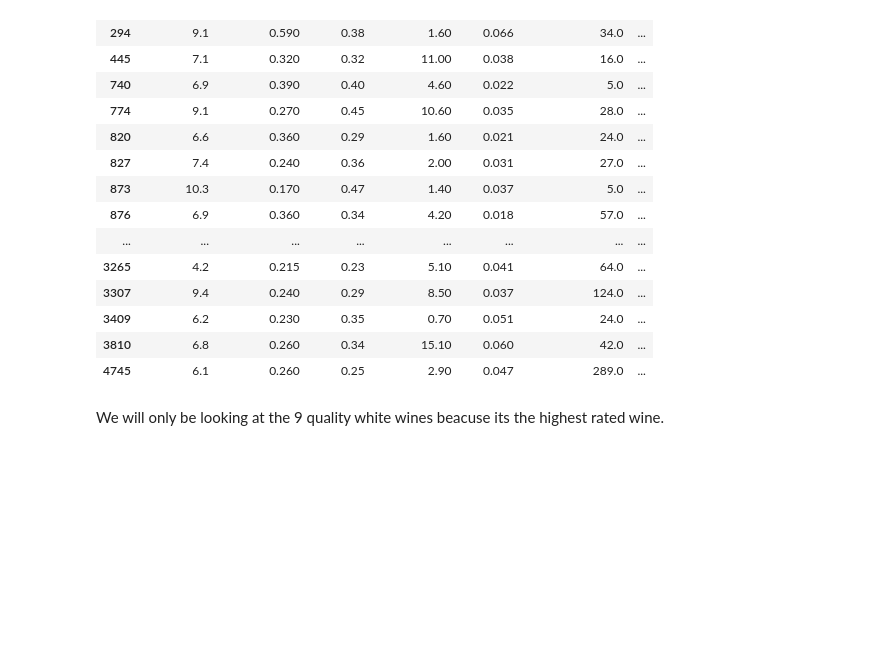
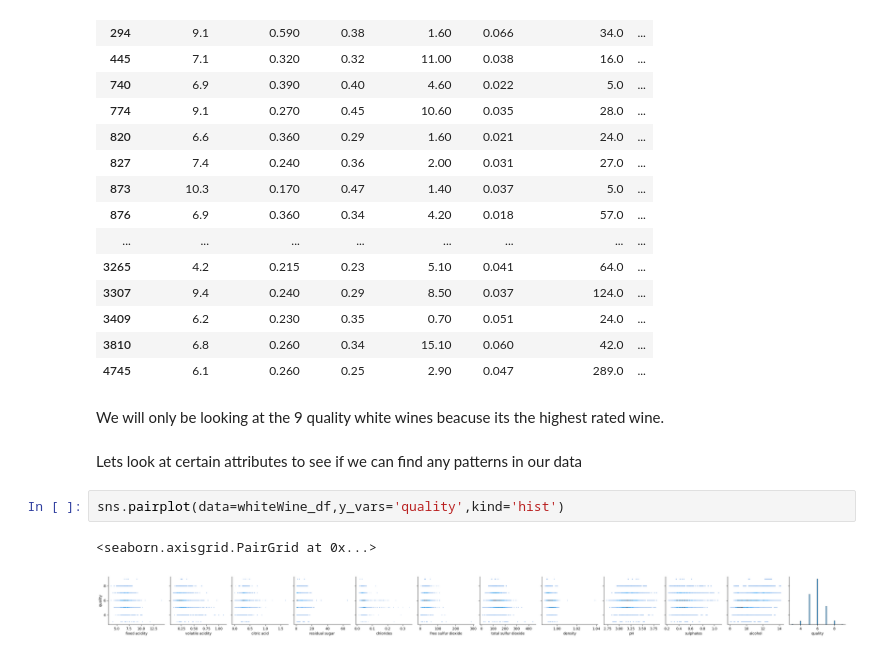
Before and after one commit to Darkskorpion683/Project1WineQuality, a Jupyter notebook: Project1Wine.ipynb, the cells around one changed output. Saved outputs shown, nothing was run; the diff lists cells and outputs as text; blank space fills up the shorter version.

```diff
--- a/Project1Wine.ipynb
+++ b/Project1Wine.ipynb
@@ -201,3 +201,10 @@ whiteWine_df[(whiteWine_df['quality'].isin([1,2,3,9]))]
 | 4745 | 6.1 | 0.260 | 0.25 | 2.90 | 0.047 | 289.0 | ... |
 # %% [markdown]
 We will only be looking at the 9 quality white wines beacuse its the highest rated wine.
+# %% [markdown]
+Lets look at certain attributes to see if we can find any patterns in our data
+# %%
+sns.pairplot(data=whiteWine_df,y_vars='quality',kind='hist')
+# %% [output]
+<seaborn.axisgrid.PairGrid at 0x...>
+[figure, added]
```
Also changed, not shown: parts of 13 cells of this notebook, 2 other files.
